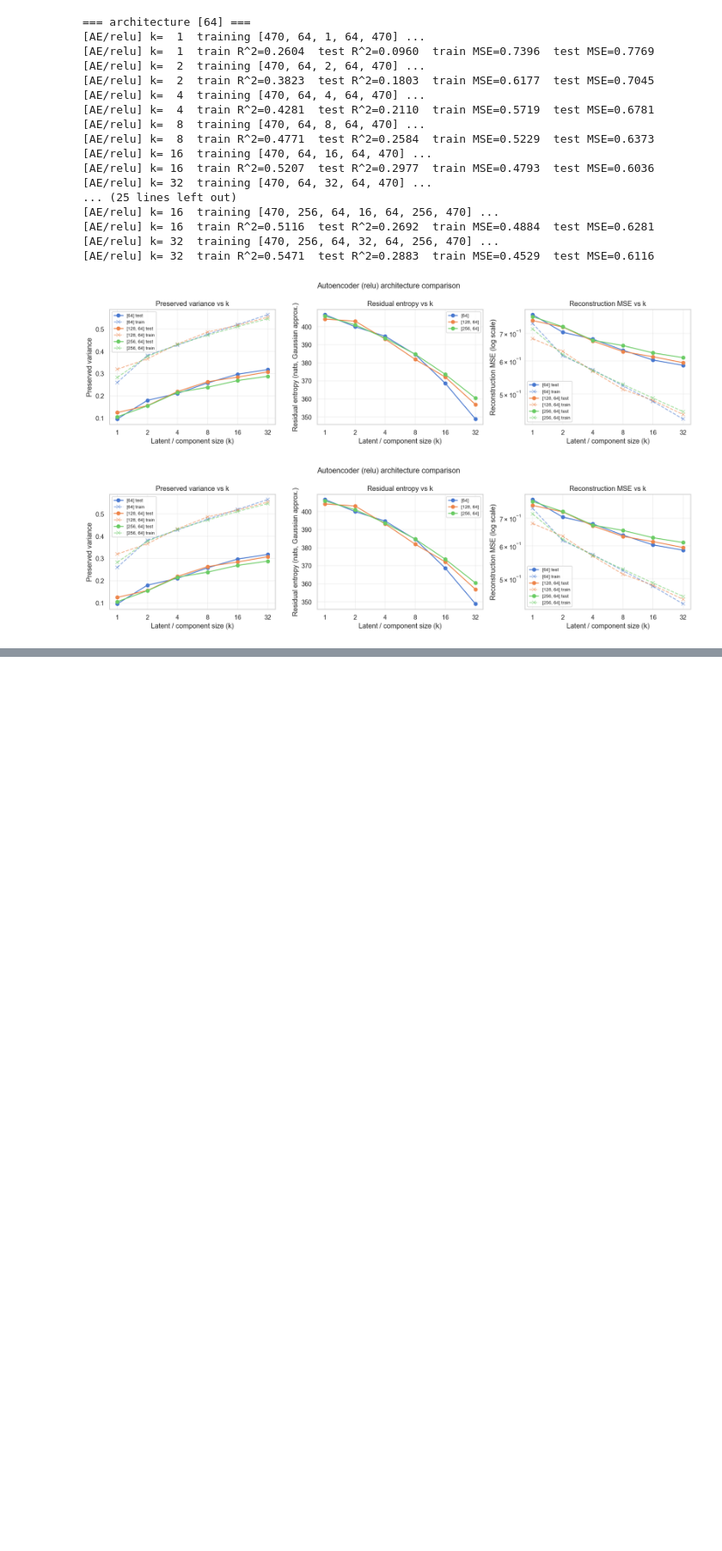
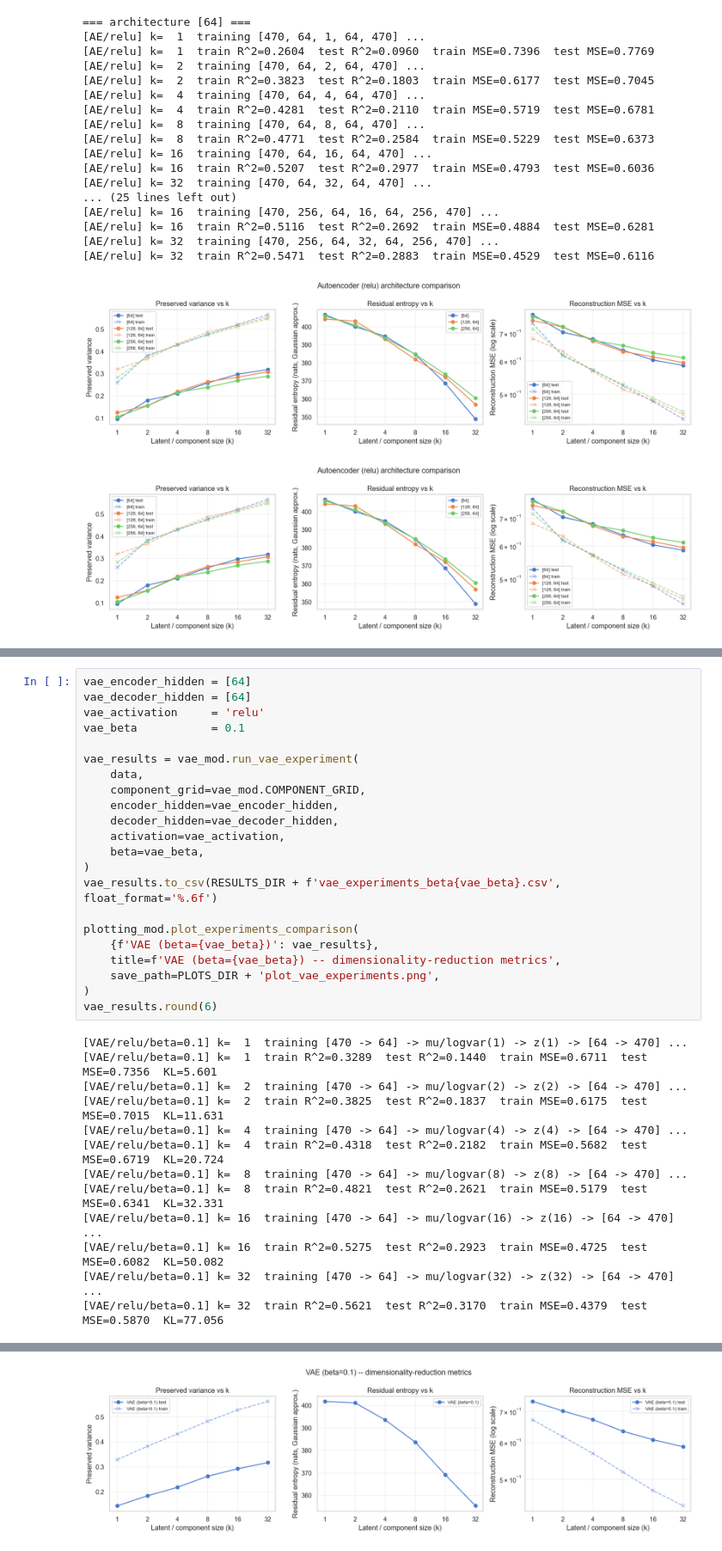
Before and after one commit to klopotuk1136/PCA-AE-comparison-EFFE, a Jupyter notebook: notebooks/experiments.ipynb, the cells around one changed output, grey strips where cells are left out. Shown at 86% size. Saved outputs shown, nothing was run; the diff lists cells and outputs as text; blank space fills up the shorter version.

```diff
--- a/notebooks/experiments.ipynb
+++ b/notebooks/experiments.ipynb
@@ -223,0 +234,35 @@ plotting_mod.plot_experiments_comparison(
+# %%
+vae_encoder_hidden = [64]
+vae_decoder_hidden = [64]
+vae_activation     = 'relu'
+vae_beta           = 0.1
+
+vae_results = vae_mod.run_vae_experiment(
+    data,
+    component_grid=vae_mod.COMPONENT_GRID,
+    encoder_hidden=vae_encoder_hidden,
+    decoder_hidden=vae_decoder_hidden,
+    activation=vae_activation,
+    beta=vae_beta,
+)
+vae_results.to_csv(RESULTS_DIR + f'vae_experiments_beta{vae_beta}.csv', float_format='%.6f')
+
+plotting_mod.plot_experiments_comparison(
+    {f'VAE (beta={vae_beta})': vae_results},
+    title=f'VAE (beta={vae_beta}) -- dimensionality-reduction metrics',
+    save_path=PLOTS_DIR + 'plot_vae_experiments.png',
+)
+vae_results.round(6)
+# %% [output]
+[VAE/relu/beta=0.1] k=  1  training [470 -> 64] -> mu/logvar(1) -> z(1) -> [64 -> 470] ...
+[VAE/relu/beta=0.1] k=  1  train R^2=0.3289  test R^2=0.1440  train MSE=0.6711  test MSE=0.7356  KL=5.601
+[VAE/relu/beta=0.1] k=  2  training [470 -> 64] -> mu/logvar(2) -> z(2) -> [64 -> 470] ...
+[VAE/relu/beta=0.1] k=  2  train R^2=0.3825  test R^2=0.1837  train MSE=0.6175  test MSE=0.7015  KL=11.631
+[VAE/relu/beta=0.1] k=  4  training [470 -> 64] -> mu/logvar(4) -> z(4) -> [64 -> 470] ...
+[VAE/relu/beta=0.1] k=  4  train R^2=0.4318  test R^2=0.2182  train MSE=0.5682  test MSE=0.6719  KL=20.724
+[VAE/relu/beta=0.1] k=  8  training [470 -> 64] -> mu/logvar(8) -> z(8) -> [64 -> 470] ...
+[VAE/relu/beta=0.1] k=  8  train R^2=0.4821  test R^2=0.2621  train MSE=0.5179  test MSE=0.6341  KL=32.331
+[VAE/relu/beta=0.1] k= 16  training [470 -> 64] -> mu/logvar(16) -> z(16) -> [64 -> 470] ...
+[VAE/relu/beta=0.1] k= 16  train R^2=0.5275  test R^2=0.2923  train MSE=0.4725  test MSE=0.6082  KL=50.082
+[VAE/relu/beta=0.1] k= 32  training [470 -> 64] -> mu/logvar(32) -> z(32) -> [64 -> 470] ...
+[VAE/relu/beta=0.1] k= 32  train R^2=0.5621  test R^2=0.3170  train MSE=0.4379  test MSE=0.5870  KL=77.056
@@ -223,0 +277 @@ plotting_mod.plot_experiments_comparison(
+[figure, added]
```
Also changed, not shown: parts of 19 cells of this notebook, 17 other files.
